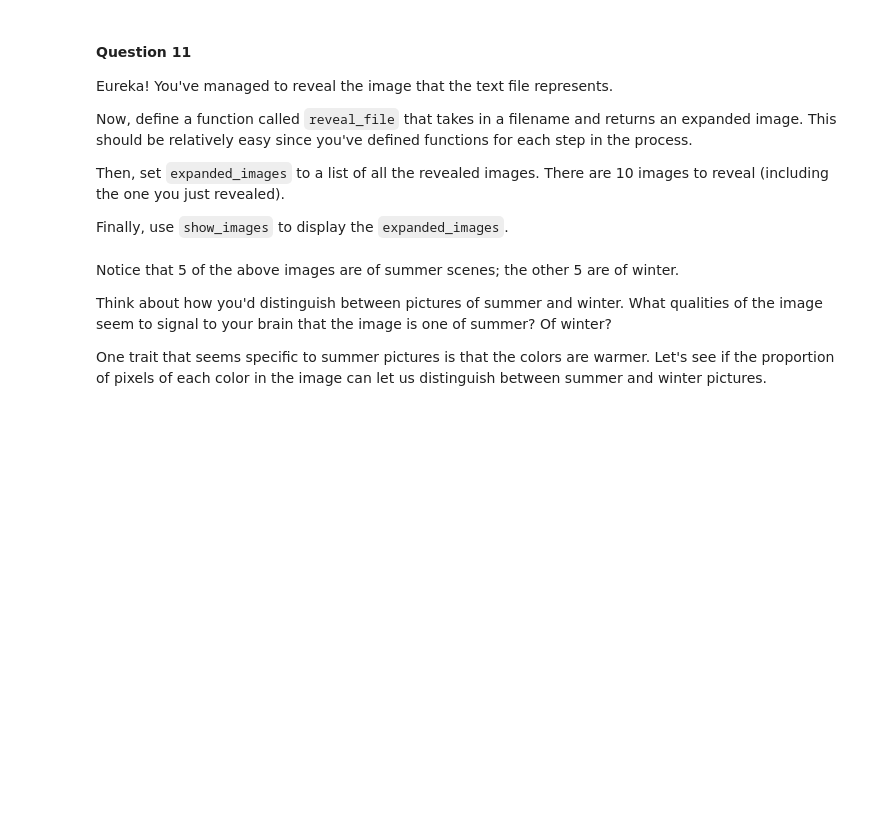
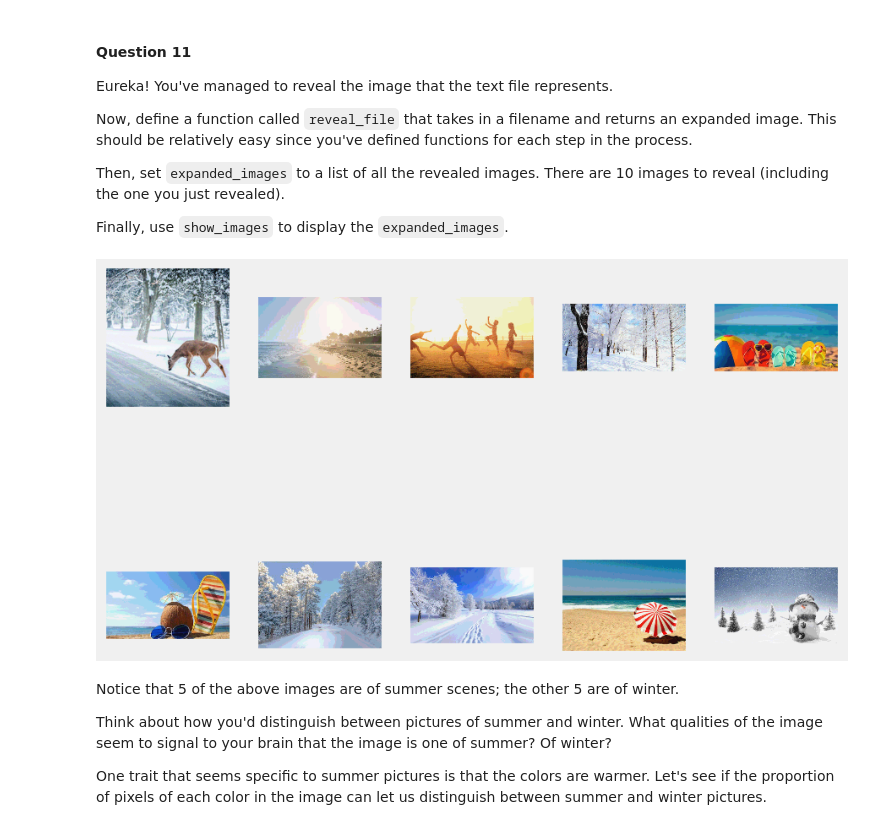
Before and after one commit to DMK2013/DS100, a Jupyter notebook: sp17/hw/hw1/hw1.ipynb, the cells around one changed output. Saved outputs shown, nothing was run; the diff lists cells and outputs as text; code cells hidden in the pictures; blank space fills up the shorter version.

```diff
--- a/sp17/hw/hw1/hw1.ipynb
+++ b/sp17/hw/hw1/hw1.ipynb
@@ -881,13 +928,18 @@ Then, set `expanded_images` to a list of all the revealed images. There are
 Finally, use `show_images` to display the `expanded_images`.
 # %%
 def reveal_file(filename):
-    ...
+    lines = read_file_lines(filename)
+    img = lines_to_image(lines)
+    return expand_image_range(img)
 
 filenames = ['1.txt', '2.txt', '3.txt', '4.txt', '5.txt',
              '6.txt', '7.txt', '8.txt', '9.txt', '10.txt']
-expanded_images = ...
+
+expanded_images = [reveal_file(f) for f in filenames] #takes filesnames, and returns expanded images
 
 show_images(expanded_images, ncols=5)
+# %% [output]
+[figure, added]
 # %% [markdown]
 Notice that 5 of the above images are of summer scenes; the other 5
 are of winter.
```
Also changed, not shown: parts of 35 cells of this notebook.
